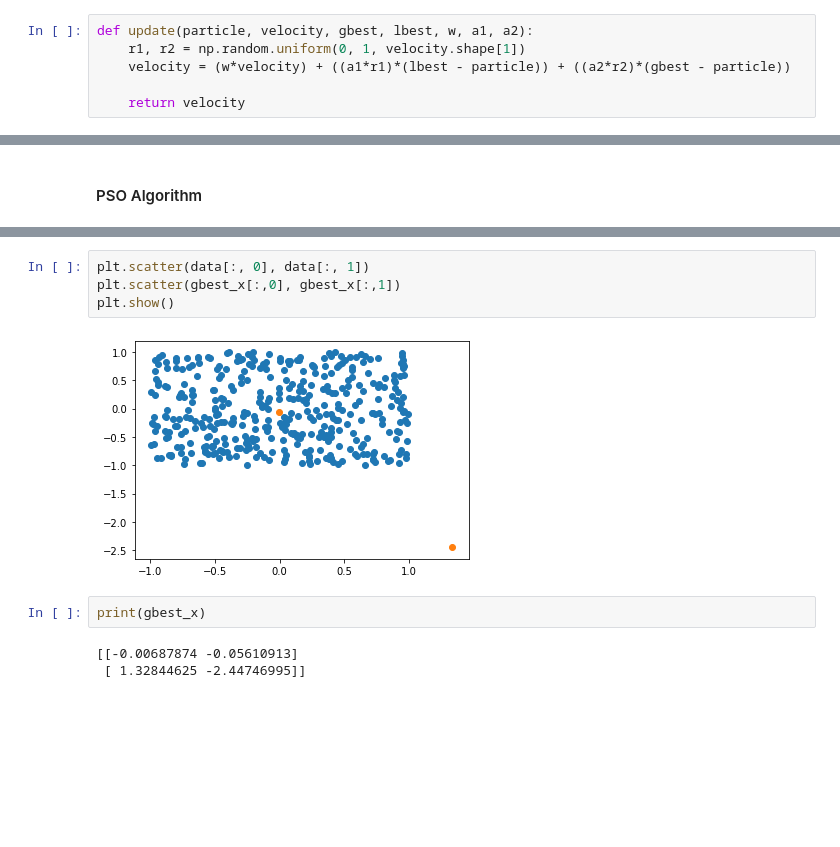
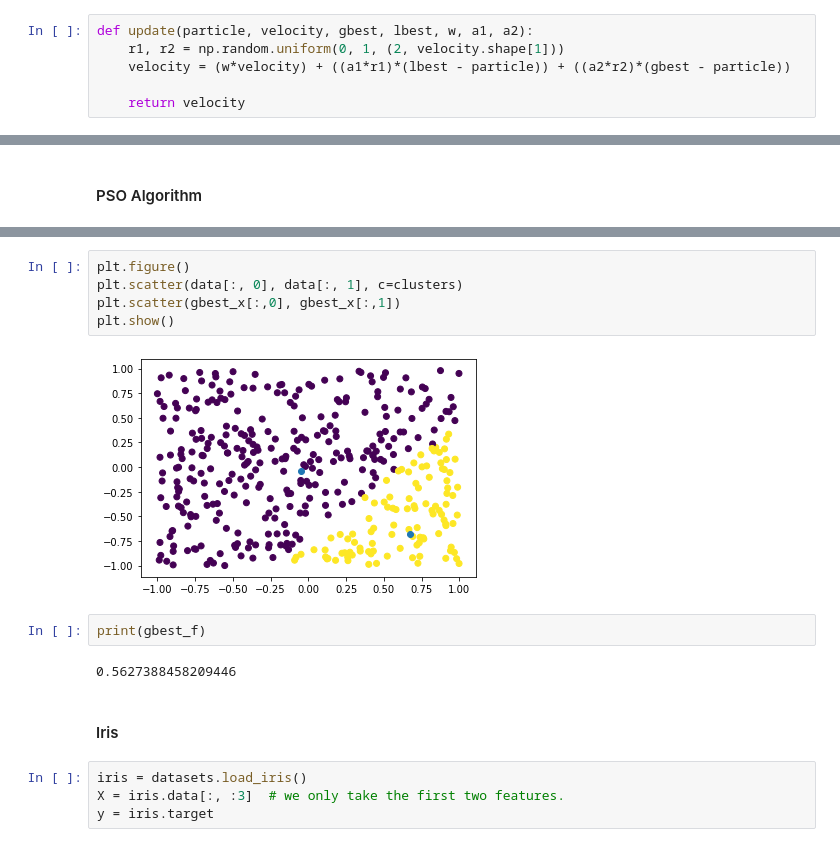
Before and after one commit to marlousnijman/natural_computing, a Jupyter notebook: Assignment 2/assignment2.ipynb, the cells around one changed output, grey strips where cells are left out. Cells and saved outputs as stored; diff of their text form; blank space fills up the shorter version.

```diff
--- a/Assignment 2/assignment2.ipynb
+++ b/Assignment 2/assignment2.ipynb
@@ -67,7 +71,7 @@ def fitness(D, C, Nc):
     return score / Nc
 # %%
 def update(particle, velocity, gbest, lbest, w, a1, a2):
-    r1, r2 = np.random.uniform(0, 1, velocity.shape[1])
+    r1, r2 = np.random.uniform(0, 1, (2, velocity.shape[1]))
     velocity = (w*velocity) + ((a1*r1)*(lbest - particle)) + ((a2*r2)*(gbest - particle))
 
     return velocity
@@ -216,11 +184,17 @@ array([0., 0., 0., 0., 0., 0., 0., 0., 0., 0., 0., 0., 0., 0., 0., 0., 0.,
 # %%
-plt.scatter(data[:, 0], data[:, 1])
+plt.figure()
+plt.scatter(data[:, 0], data[:, 1], c=clusters)
 plt.scatter(gbest_x[:,0], gbest_x[:,1])
 plt.show()
 # %% [output]
-[figure, old version]
+[figure, new version]
 # %%
-print(gbest_x)
+print(gbest_f)
 # %% [output]
-[[-0.00687874 -0.05610913]
- [ 1.32844625 -2.44746995]]
+0.5627388458209446
+# %% [markdown]
+#### Iris
+# %%
+iris = datasets.load_iris()
+X = iris.data[:, :3]  # we only take the first two features.
+y = iris.target
```
Also changed, not shown: parts of 14 cells of this notebook.
